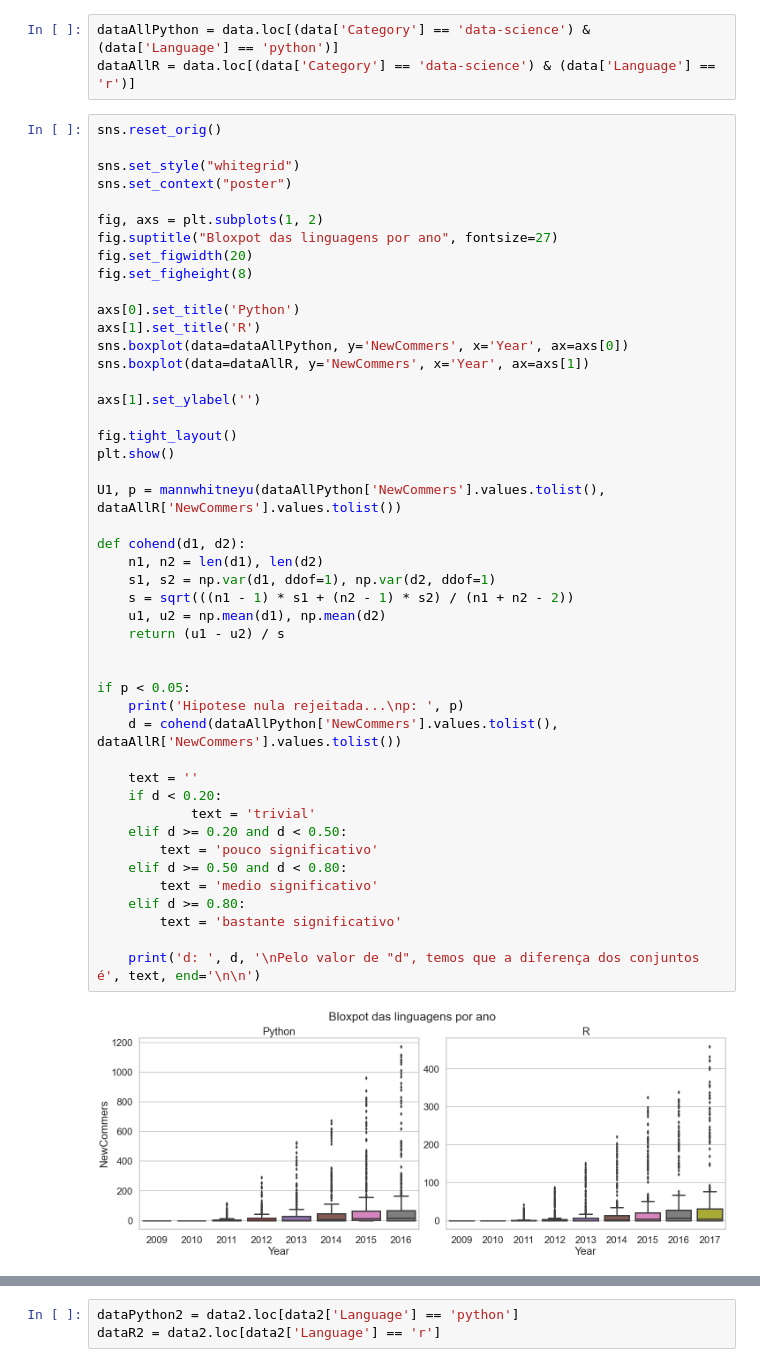
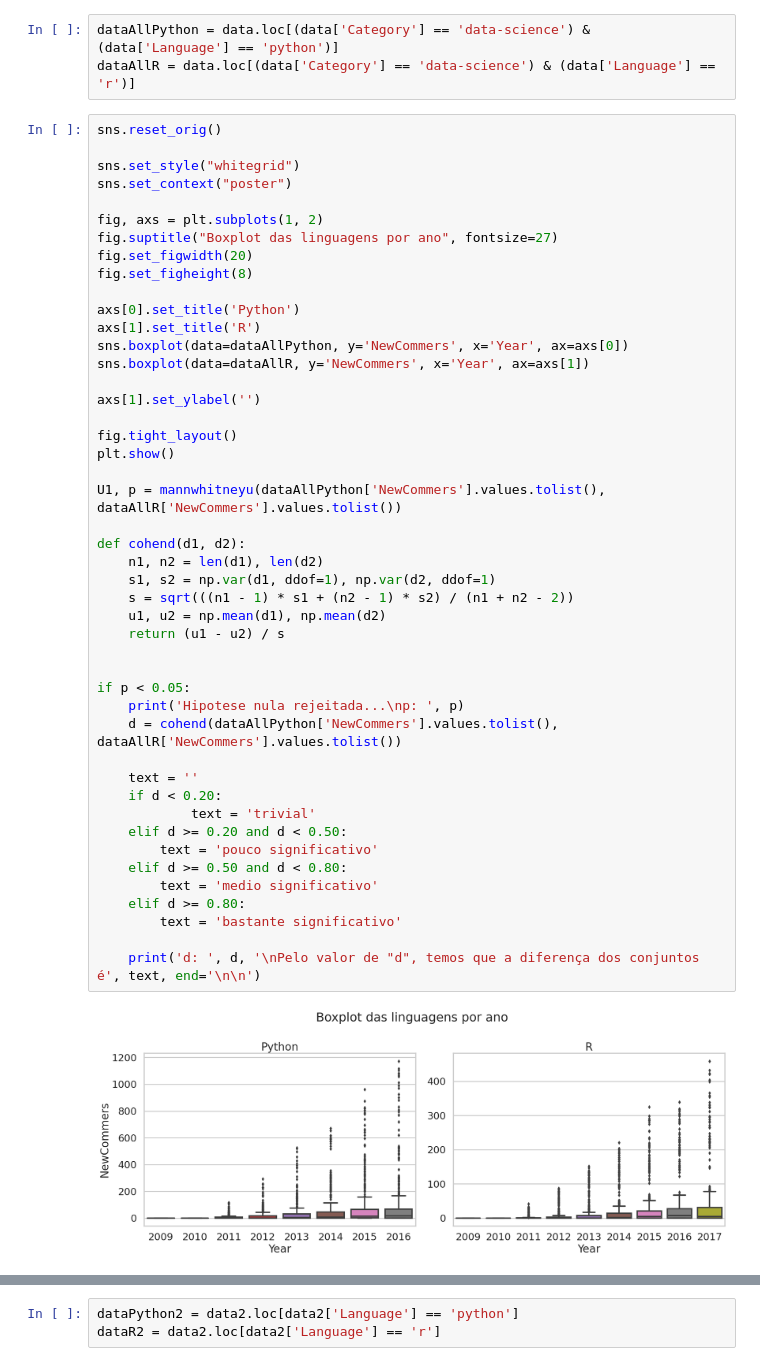
Before and after one commit to JuanFSR/EngenhariaEmpirica, a Jupyter notebook: 4. visualizacao.ipynb, the cells around one changed output, grey strips where cells are left out. Cells and saved outputs as stored; diff of their text form.

Commit message:
Adicionando novas visualizações

```diff
--- a/4. visualizacao.ipynb
+++ b/4. visualizacao.ipynb
@@ -60,7 +60,7 @@ sns.set_style("whitegrid")
 sns.set_context("poster")
 
 fig, axs = plt.subplots(1, 2)
-fig.suptitle("Bloxpot das linguagens por ano", fontsize=27)
+fig.suptitle("Boxplot das linguagens por ano", fontsize=27)
 fig.set_figwidth(20)
 fig.set_figheight(8)
 
@@ -73,34 +73,34 @@ axs[1].set_ylabel('')
 
 fig.tight_layout()
 plt.show()
 
 U1, p = mannwhitneyu(dataAllPython['NewCommers'].values.tolist(), dataAllR['NewCommers'].values.tolist())
 
 def cohend(d1, d2):
 	n1, n2 = len(d1), len(d2)
 	s1, s2 = np.var(d1, ddof=1), np.var(d2, ddof=1)
 	s = sqrt(((n1 - 1) * s1 + (n2 - 1) * s2) / (n1 + n2 - 2))
 	u1, u2 = np.mean(d1), np.mean(d2)
 	return (u1 - u2) / s
 
 
 if p < 0.05:
     print('Hipotese nula rejeitada...\np: ', p)
     d = cohend(dataAllPython['NewCommers'].values.tolist(), dataAllR['NewCommers'].values.tolist())
 
     text = ''
     if d < 0.20:
             text = 'trivial'
     elif d >= 0.20 and d < 0.50:
         text = 'pouco significativo'
     elif d >= 0.50 and d < 0.80:
         text = 'medio significativo'
     elif d >= 0.80:
         text = 'bastante significativo'
 
     print('d: ', d, '\nPelo valor de "d", temos que a diferença dos conjuntos é', text, end='\n\n')
 # %% [output]
-[figure, old version]
+[figure, new version]
 Hipotese nula rejeitada...
 p:  4.231328838629008e-13
 d:  0.24829889598040317
```
Also changed, not shown: parts of 11 cells of this notebook, 3 other files.
